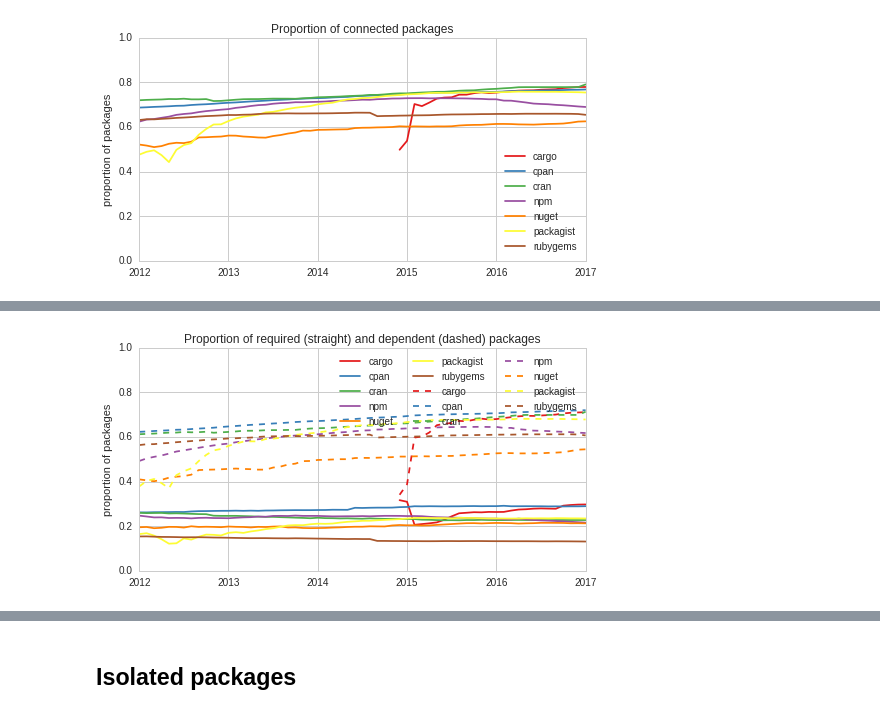
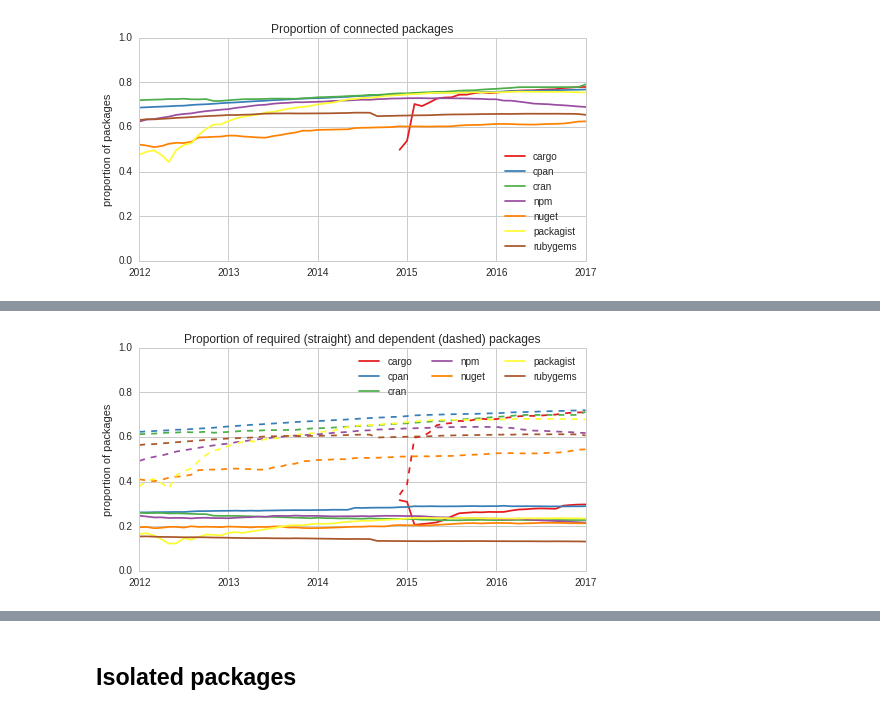
Before and after one commit to AlexandreDecan/ecos-emse, a Jupyter notebook: notebooks/Graphs metrics.ipynb, the cells around one changed output, grey strips where cells are left out. Cells and saved outputs as stored; diff of their text form; code cells hidden in the pictures.

```diff
--- a/notebooks/Graphs metrics.ipynb
+++ b/notebooks/Graphs metrics.ipynb
@@ -415,21 +419,20 @@ _.get_text()
 # %%
 figure, ax = matplotlib.pyplot.subplots()
 figure.set_size_inches(FIG_SIZE)
 
 df_required.plot(ax=ax, color=sub(COLORS, ECOSYSTEMS))
 df_dependent.plot(ax=ax, style='--', legend=False, color=sub(COLORS, ECOSYSTEMS))
 
 ax.set(
     xlabel='',
     ylabel='proportion of packages',
     title='Proportion of required (straight) and dependent (dashed) packages',
     ylim=(0, 1),
 )
-ax.legend(
-    [t.get_text() for t in ax.legend().get_texts()[:len(ECOSYSTEMS)]]
-)
-ax.legend(ncol=len(ECOSYSTEMS) // 2)
+
+handles, labels = ax.get_legend_handles_labels()
+ax.legend(handles[:len(ECOSYSTEMS)], labels[:len(ECOSYSTEMS)], ncol=len(ECOSYSTEMS) // 2)
 
 savefig(figure, 'graph_prop_required_dependent_packages')
 # %% [output]
-[figure, old version]
+[figure, new version]
```
Also changed, not shown: parts of 8 cells of this notebook, 2 other files.
